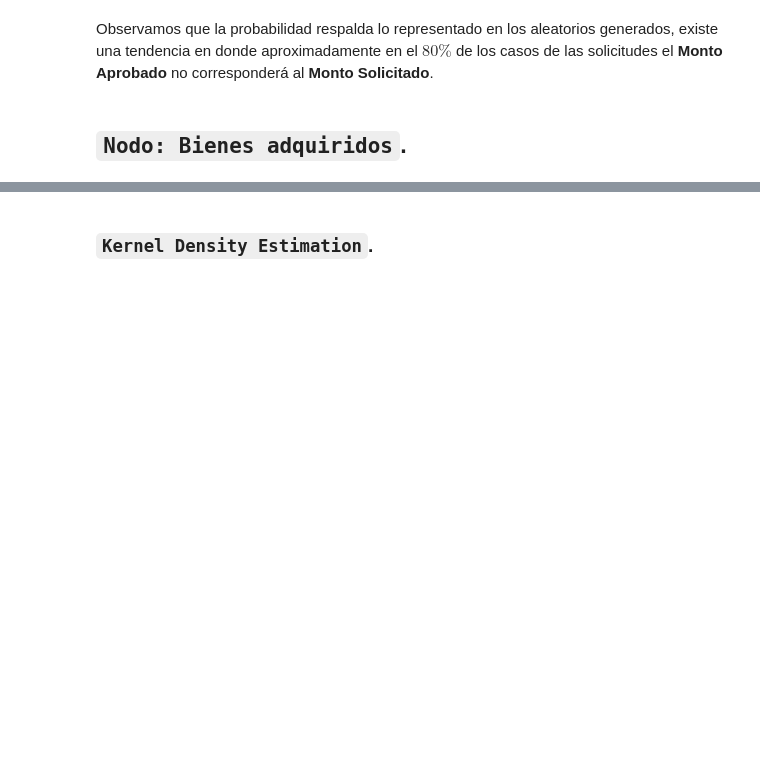
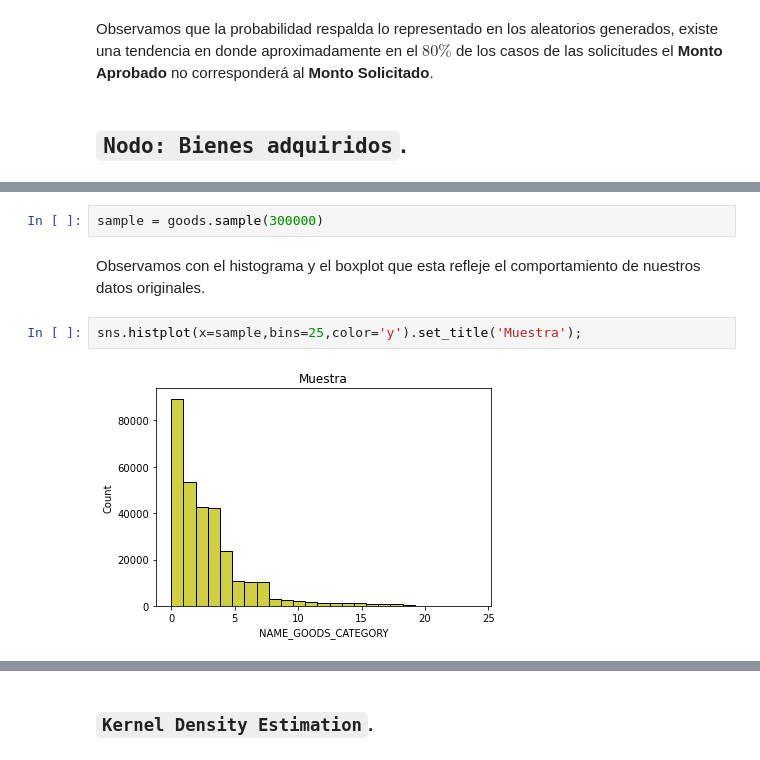
Before and after one commit to JuanPablo2019/Proyecto_modulo1, a Jupyter notebook: ProyectoModulo1_MaganaJ_PinedaB.ipynb, the cells around one changed output, grey strips where cells are left out. Saved outputs shown, nothing was run; the diff lists cells and outputs as text; blank space fills up the shorter version.

```diff
--- a/ProyectoModulo1_MaganaJ_PinedaB.ipynb
+++ b/ProyectoModulo1_MaganaJ_PinedaB.ipynb
@@ -1535,0 +1707,8 @@ Observamos que la probabilidad respalda lo representado en los aleatorios genera
+# %%
+sample = goods.sample(300000)
+# %% [markdown]
+Observamos con el histograma y el boxplot que esta refleje el comportamiento de nuestros datos originales.
+# %%
+sns.histplot(x=sample,bins=25,color='y').set_title('Muestra');
+# %% [output]
+[figure, added]
```
Also changed, not shown: parts of 70 cells of this notebook.
